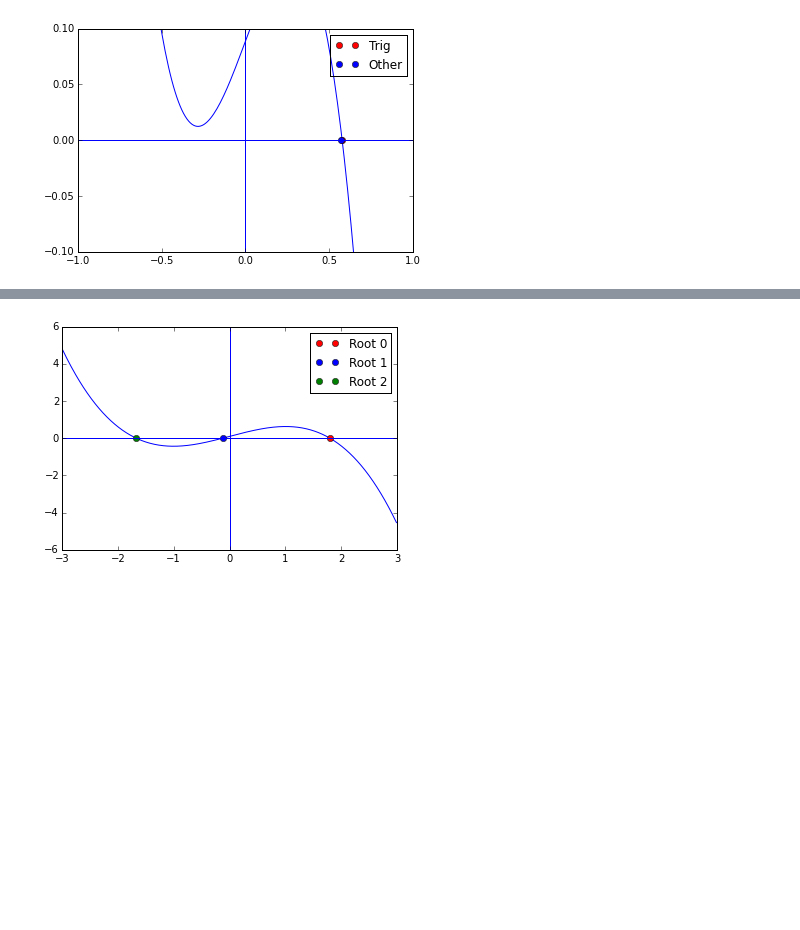
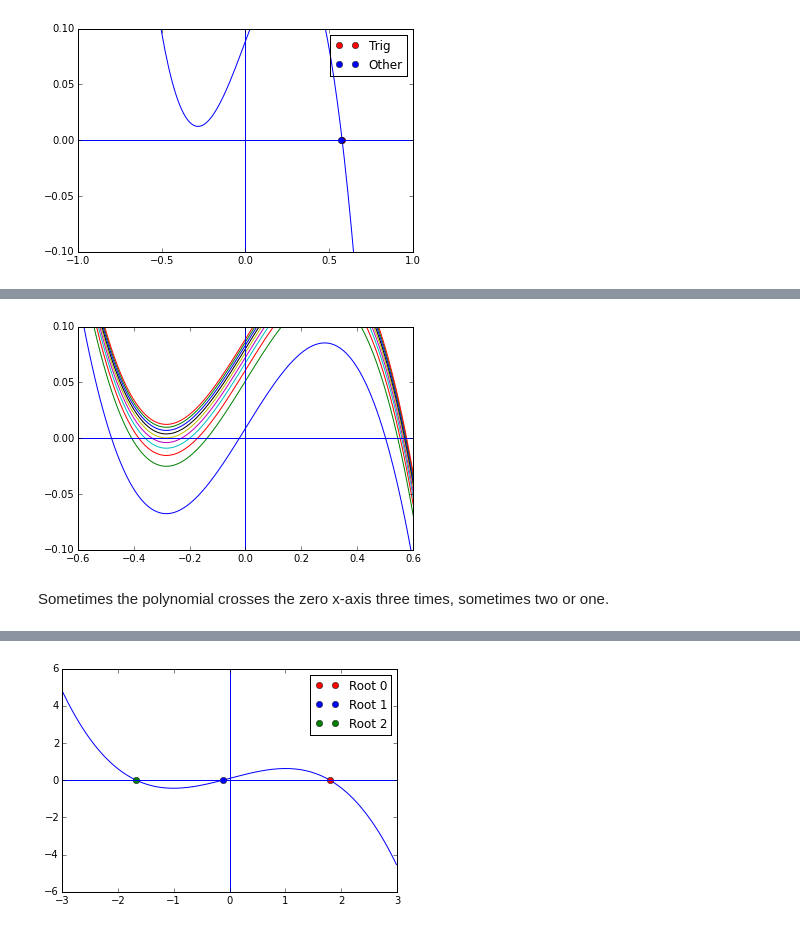
Before and after one commit to davidrpugh/assortative-matching-large-firms, a Jupyter notebook: Hyper Capital.ipynb, the cells around one changed output, grey strips where cells are left out. Drawn from its saved outputs; the diff is of its cells as text; code cells hidden in the pictures; blank space fills up the shorter version.

Commit message:
Cleaned up Hyper Capital
Now it describes better the nature of the problem of one or more roots
in the poor country case.

```diff
--- a/Hyper Capital.ipynb
+++ b/Hyper Capital.ipynb
@@ -253,0 +213,16 @@ Hk_star
+# %%
+K_range = np.arange(-3.0,3.0,0.01)
+# We let y vary on its whole domain, x constant:
+y_range = np.linspace(1e-3,10.0,10)
+for y in y_range:
+    plt.plot(K_range, polik(K_range,1.0,y,1.0,1.0,0.5105,1,0.89,0.83684))
+#plt.plot((x_root(1.1,10,1.0,1.0,0.5105,1,0.89,0.83684)), 0, 'ro', label="Root 0")
+plt.xlim(-0.6,0.6)
+plt.ylim(-0.1,0.1)
+plt.axvline()
+plt.axhline()
+plt.show()
+# %% [output]
+[figure, added]
+# %% [markdown]
+Sometimes the polynomial crosses the zero x-axis three times, sometimes two or one.
```
Also changed, not shown: parts of 46 cells of this notebook.
